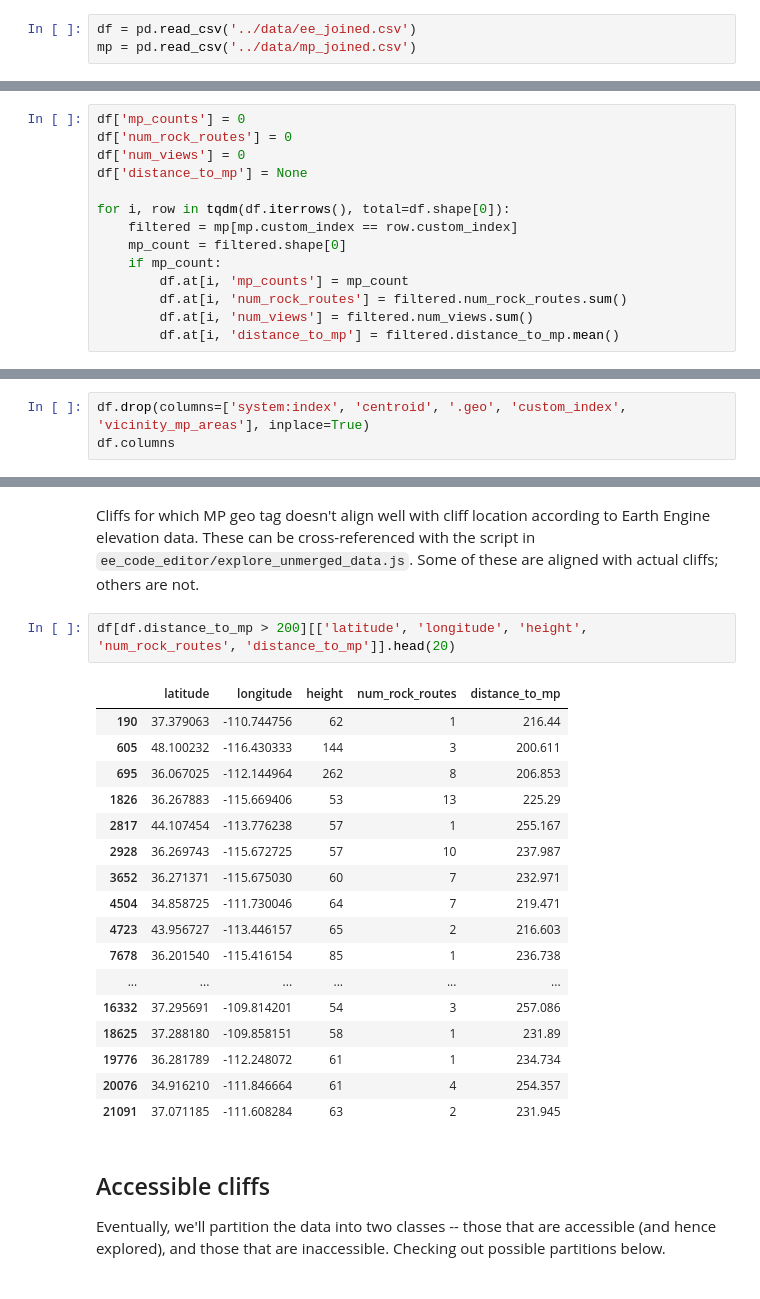
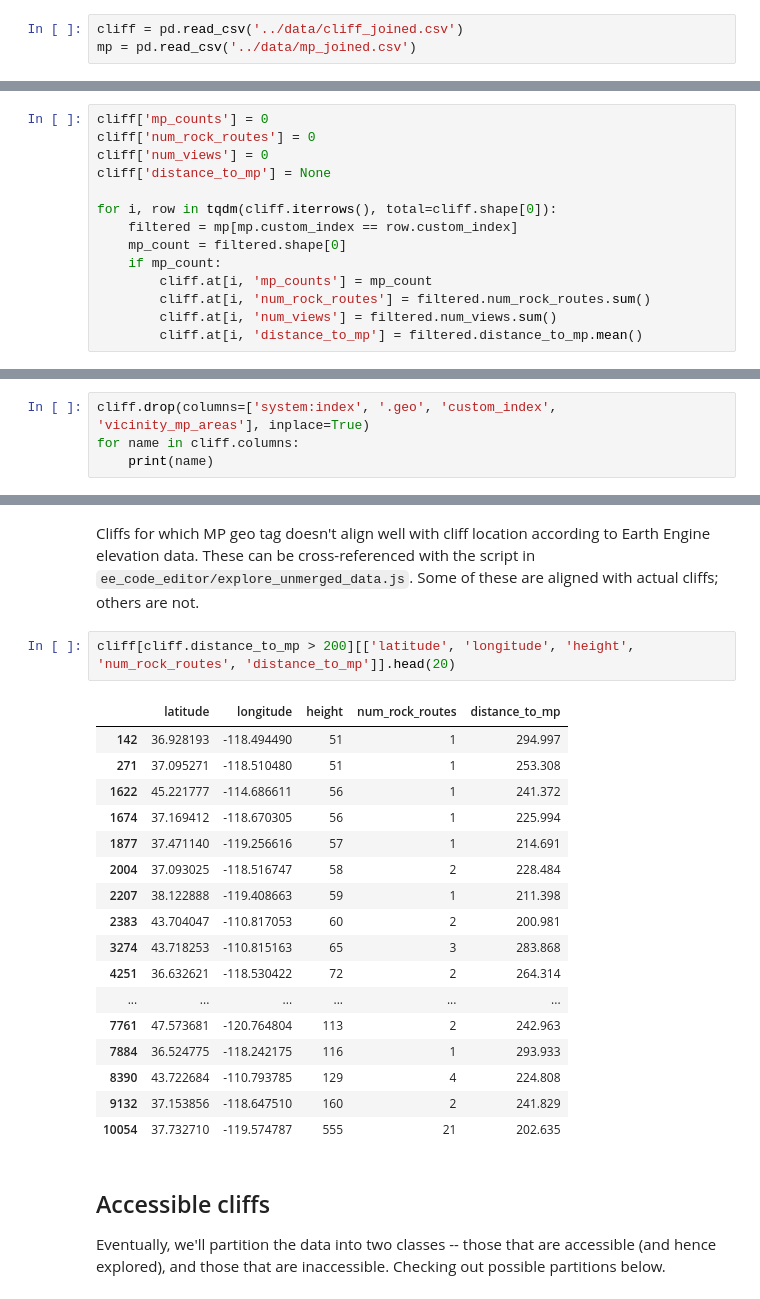
Before and after one commit to zebengberg/big-wall-finder, a Jupyter notebook: src/explore_data.ipynb, the cells around one changed output, grey strips where cells are left out. Drawn from its saved outputs; the diff is of its cells as text.

```diff
--- a/src/explore_data.ipynb
+++ b/src/explore_data.ipynb
@@ -6,24 +6,24 @@ from tqdm import tqdm
 
 plt.rcParams['figure.figsize'] = [16, 8]
 # %%
-df = pd.read_csv('../data/ee_joined.csv')
+cliff = pd.read_csv('../data/cliff_joined.csv')
 mp = pd.read_csv('../data/mp_joined.csv')
 # %% [markdown]
 ## Merging big wall cliffs to MP data
 
 Running a merging operation to join the two dataframes. Earth Engine could not handle this calculation.
 # %%
-df['mp_counts'] = 0
-df['num_rock_routes'] = 0
-df['num_views'] = 0
-df['distance_to_mp'] = None
+cliff['mp_counts'] = 0
+cliff['num_rock_routes'] = 0
+cliff['num_views'] = 0
+cliff['distance_to_mp'] = None
 
-for i, row in tqdm(df.iterrows(), total=df.shape[0]):
+for i, row in tqdm(cliff.iterrows(), total=cliff.shape[0]):
     filtered = mp[mp.custom_index == row.custom_index]
     mp_count = filtered.shape[0]
     if mp_count:
-        df.at[i, 'mp_counts'] = mp_count
-        df.at[i, 'num_rock_routes'] = filtered.num_rock_routes.sum()
-        df.at[i, 'num_views'] = filtered.num_views.sum()
-        df.at[i, 'distance_to_mp'] = filtered.distance_to_mp.mean()
+        cliff.at[i, 'mp_counts'] = mp_count
+        cliff.at[i, 'num_rock_routes'] = filtered.num_rock_routes.sum()
+        cliff.at[i, 'num_views'] = filtered.num_views.sum()
+        cliff.at[i, 'distance_to_mp'] = filtered.distance_to_mp.mean()
 # %% [markdown]
@@ -31,4 +31,5 @@ Now everything we need is inside the `df` dataframe. Dropping some left-over col
 # %%
-df.drop(columns=['system:index', 'centroid', '.geo', 'custom_index', 'vicinity_mp_areas'], inplace=True)
-df.columns
+cliff.drop(columns=['system:index', '.geo', 'custom_index', 'vicinity_mp_areas'], inplace=True)
+for name in cliff.columns:
+    print(name)
 # %% [output]
@@ -91,25 +99,25 @@ df[df.num_views > 0].plot(x='num_views', y='num_rock_routes', kind='scatter', lo
 # %% [markdown]
 Cliffs for which MP geo tag doesn't align well with cliff location according to Earth Engine elevation data. These can be cross-referenced with the script in `ee_code_editor/explore_unmerged_data.js`. Some of these are aligned with actual cliffs; others are not.
 # %%
-df[df.distance_to_mp > 200][['latitude', 'longitude', 'height', 'num_rock_routes', 'distance_to_mp']].head(20)
+cliff[cliff.distance_to_mp > 200][['latitude', 'longitude', 'height', 'num_rock_routes', 'distance_to_mp']].head(20)
 # %% [output]
 |  | latitude | longitude | height | num_rock_routes | distance_to_mp |
-| 190 | 37.379063 | -110.744756 | 62 | 1 | 216.44 |
-| 605 | 48.100232 | -116.430333 | 144 | 3 | 200.611 |
-| 695 | 36.067025 | -112.144964 | 262 | 8 | 206.853 |
-| 1826 | 36.267883 | -115.669406 | 53 | 13 | 225.29 |
-| 2817 | 44.107454 | -113.776238 | 57 | 1 | 255.167 |
-| 2928 | 36.269743 | -115.672725 | 57 | 10 | 237.987 |
-| 3652 | 36.271371 | -115.675030 | 60 | 7 | 232.971 |
-| 4504 | 34.858725 | -111.730046 | 64 | 7 | 219.471 |
-| 4723 | 43.956727 | -113.446157 | 65 | 2 | 216.603 |
-| 7678 | 36.201540 | -115.416154 | 85 | 1 | 236.738 |
+| 142 | 36.928193 | -118.494490 | 51 | 1 | 294.997 |
+| 271 | 37.095271 | -118.510480 | 51 | 1 | 253.308 |
+| 1622 | 45.221777 | -114.686611 | 56 | 1 | 241.372 |
+| 1674 | 37.169412 | -118.670305 | 56 | 1 | 225.994 |
+| 1877 | 37.471140 | -119.256616 | 57 | 1 | 214.691 |
+| 2004 | 37.093025 | -118.516747 | 58 | 2 | 228.484 |
+| 2207 | 38.122888 | -119.408663 | 59 | 1 | 211.398 |
+| 2383 | 43.704047 | -110.817053 | 60 | 2 | 200.981 |
+| 3274 | 43.718253 | -110.815163 | 65 | 3 | 283.868 |
+| 4251 | 36.632621 | -118.530422 | 72 | 2 | 264.314 |
 | ... | ... | ... | ... | ... | ... |
-| 16332 | 37.295691 | -109.814201 | 54 | 3 | 257.086 |
-| 18625 | 37.288180 | -109.858151 | 58 | 1 | 231.89 |
-| 19776 | 36.281789 | -112.248072 | 61 | 1 | 234.734 |
-| 20076 | 34.916210 | -111.846664 | 61 | 4 | 254.357 |
-| 21091 | 37.071185 | -111.608284 | 63 | 2 | 231.945 |
+| 7761 | 47.573681 | -120.764804 | 113 | 2 | 242.963 |
+| 7884 | 36.524775 | -118.242175 | 116 | 1 | 293.933 |
+| 8390 | 43.722684 | -110.793785 | 129 | 4 | 224.808 |
+| 9132 | 37.153856 | -118.647510 | 160 | 2 | 241.829 |
+| 10054 | 37.732710 | -119.574787 | 555 | 21 | 202.635 |
 # %% [markdown]
 ## Accessible cliffs
 
```
Also changed, not shown: parts of 18 cells of this notebook, 4 other files.
